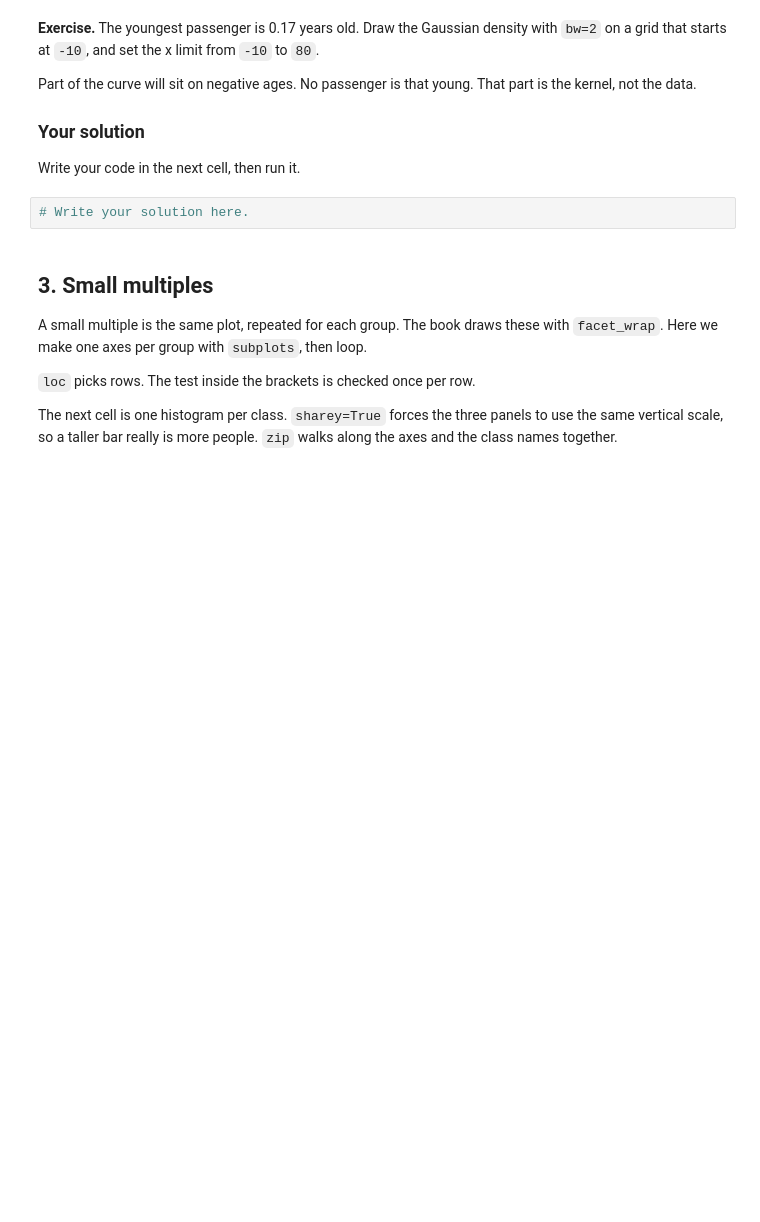
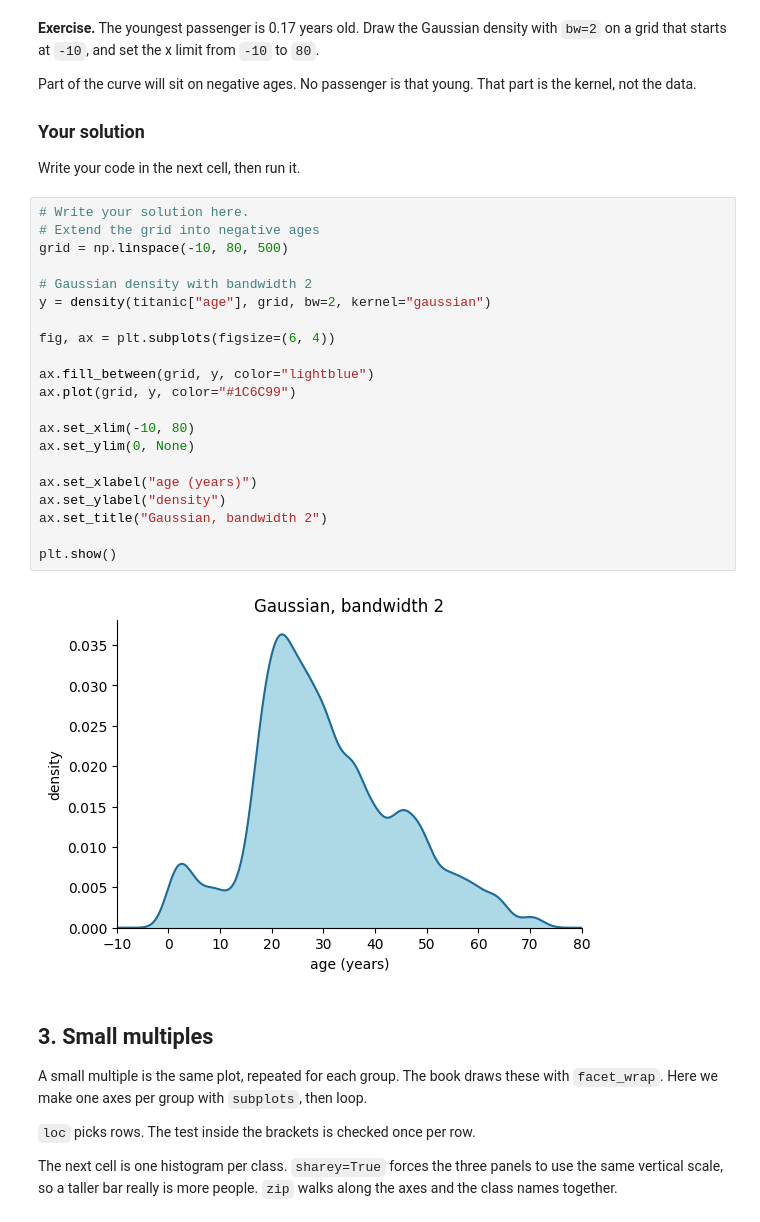
Before and after one commit to Prasanna-datascience/Data201Class, a Jupyter notebook: visualizing_distributions_1.ipynb, the cells around one changed output. Saved outputs shown, nothing was run; the diff lists cells and outputs as text; blank space fills up the shorter version.

```diff
--- a/visualizing_distributions_1.ipynb
+++ b/visualizing_distributions_1.ipynb
@@ -193,8 +237,29 @@ Part of the curve will sit on negative ages. No passenger is that young. That pa
 ### Your solution
 
 Write your code in the next cell, then run it.
-# %%
-# Write your solution here.
+# %%
+# Write your solution here.
+# Extend the grid into negative ages
+grid = np.linspace(-10, 80, 500)
+
+# Gaussian density with bandwidth 2
+y = density(titanic["age"], grid, bw=2, kernel="gaussian")
+
+fig, ax = plt.subplots(figsize=(6, 4))
+
+ax.fill_between(grid, y, color="lightblue")
+ax.plot(grid, y, color="#1C6C99")
+
+ax.set_xlim(-10, 80)
+ax.set_ylim(0, None)
+
+ax.set_xlabel("age (years)")
+ax.set_ylabel("density")
+ax.set_title("Gaussian, bandwidth 2")
+
+plt.show()
+# %% [output]
+[figure, added]
 # %% [markdown]
 ## 3. Small multiples
 
```
Also changed, not shown: parts of 13 cells of this notebook.
